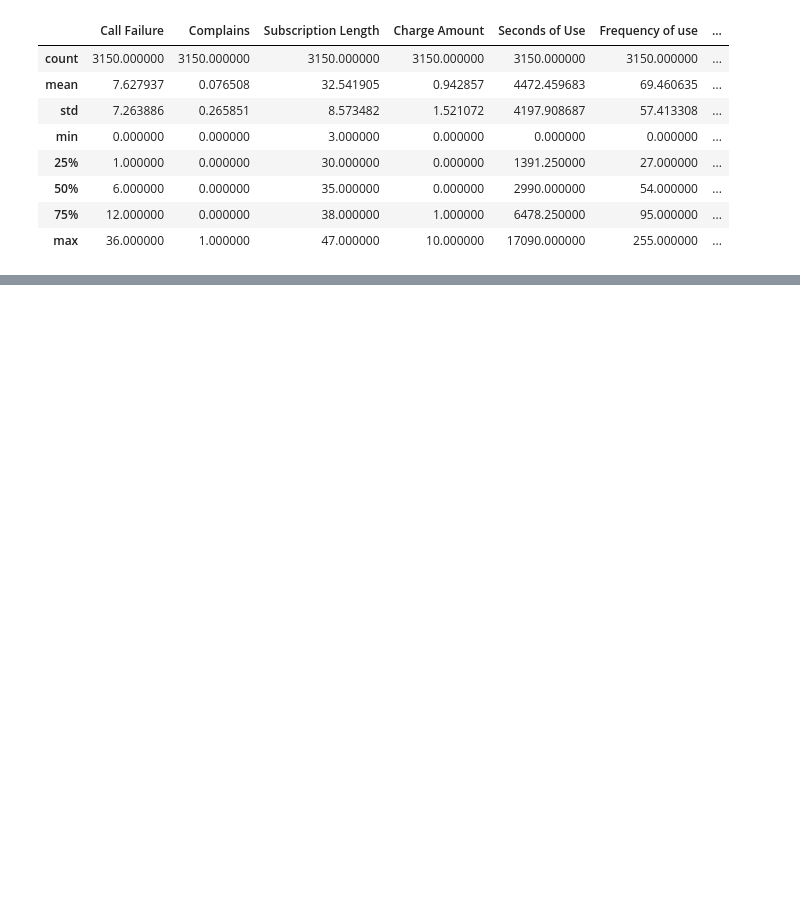
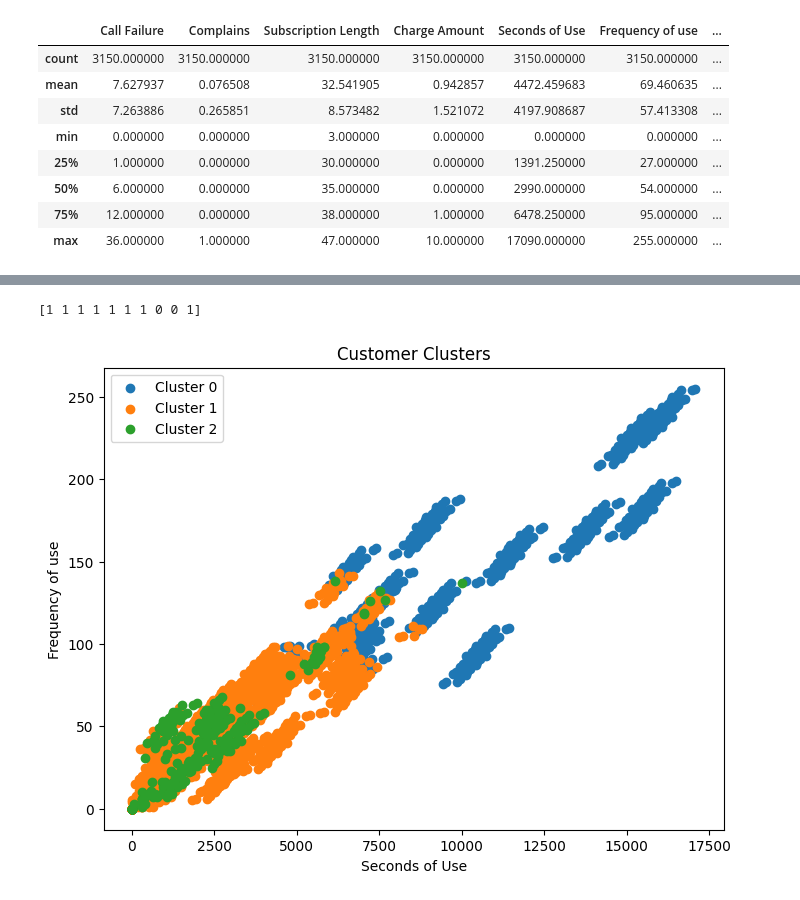
Before and after one commit to elisabed-sheshaberidze/AI-Task, a Jupyter notebook: task.ipynb, the cells around one changed output, grey strips where cells are left out. Cells and saved outputs as stored; diff of their text form; code cells hidden in the pictures; blank space fills up the shorter version.

```diff
--- a/task.ipynb
+++ b/task.ipynb
@@ -166,0 +294,6 @@ plt.show()
+# %%
+ul_data = data.drop(columns=["Call  Failure", "Subscription  Length", "Frequency of SMS",
+                             "Distinct Called Numbers", "Age Group", "Tariff Plan", "Status", "Customer Value", "Churn"])
+# %%
+scaler = StandardScaler()
+ul_scaled = scaler.fit_transform(ul_data)
@@ -166,0 +310,28 @@ plt.show()
+# %%
+ul_model = KMeans(n_clusters=3, random_state=42, n_init=10)
+ul_model.fit(ul_scaled)
+ul_labels = ul_model.labels_
+
+print(ul_labels[:10])
+# %% [output]
+[1 1 1 1 1 1 1 0 0 1]
+# %%
+ul_data["Cluster"] = ul_labels
+# %%
+plt.figure(figsize=(8, 6))
+
+for cluster in range(3):
+    cluster_data = ul_data[ul_data["Cluster"] == cluster]
+    plt.scatter(
+        cluster_data["Seconds of Use"],
+        cluster_data["Frequency of use"],
+        label=f"Cluster {cluster}"
+    )
+
+plt.title("Customer Clusters")
+plt.xlabel("Seconds of Use")
+plt.ylabel("Frequency of use")
+plt.legend()
+plt.show()
+# %% [output]
+[figure, added]
```
Also changed, not shown: parts of 60 cells of this notebook, 1 other file.
